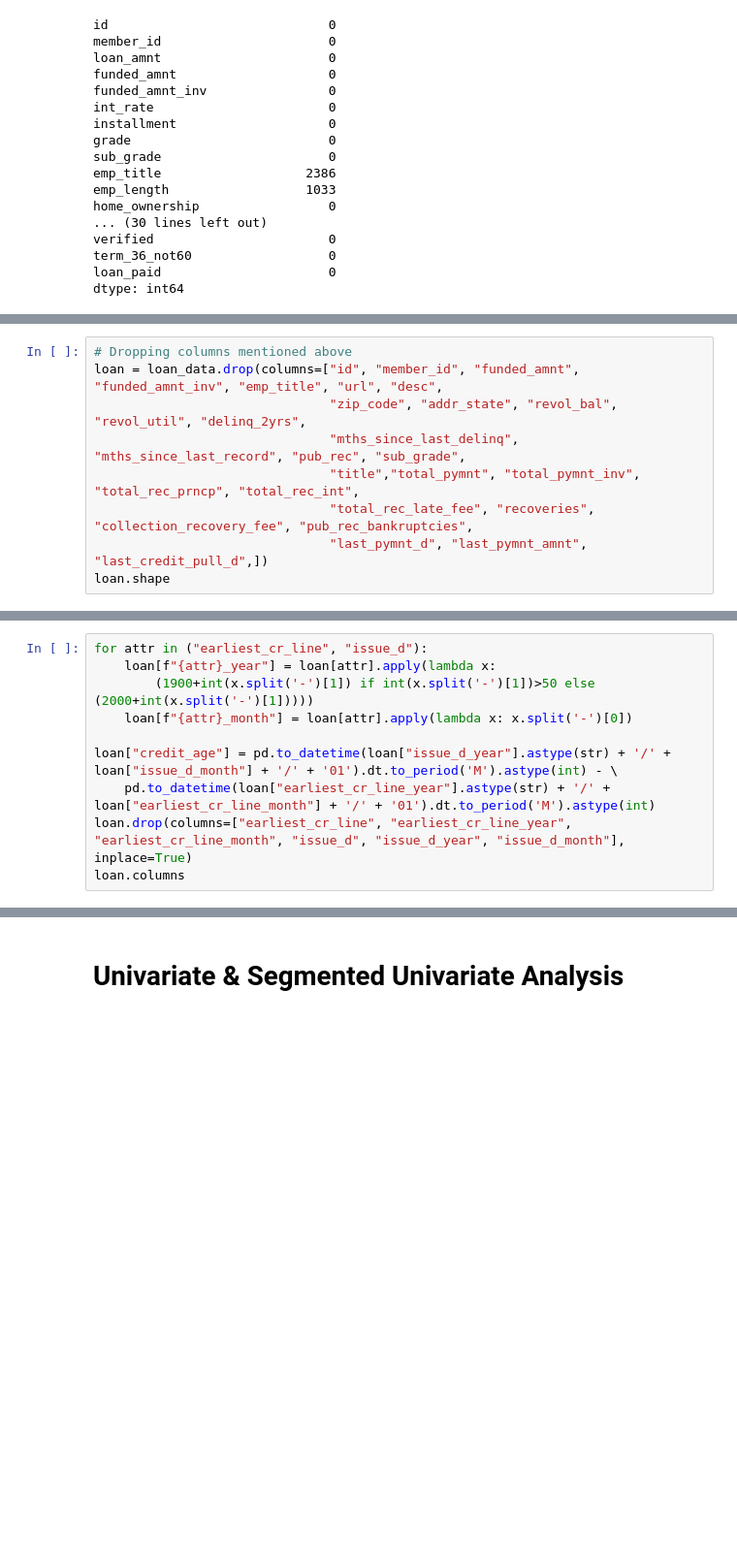
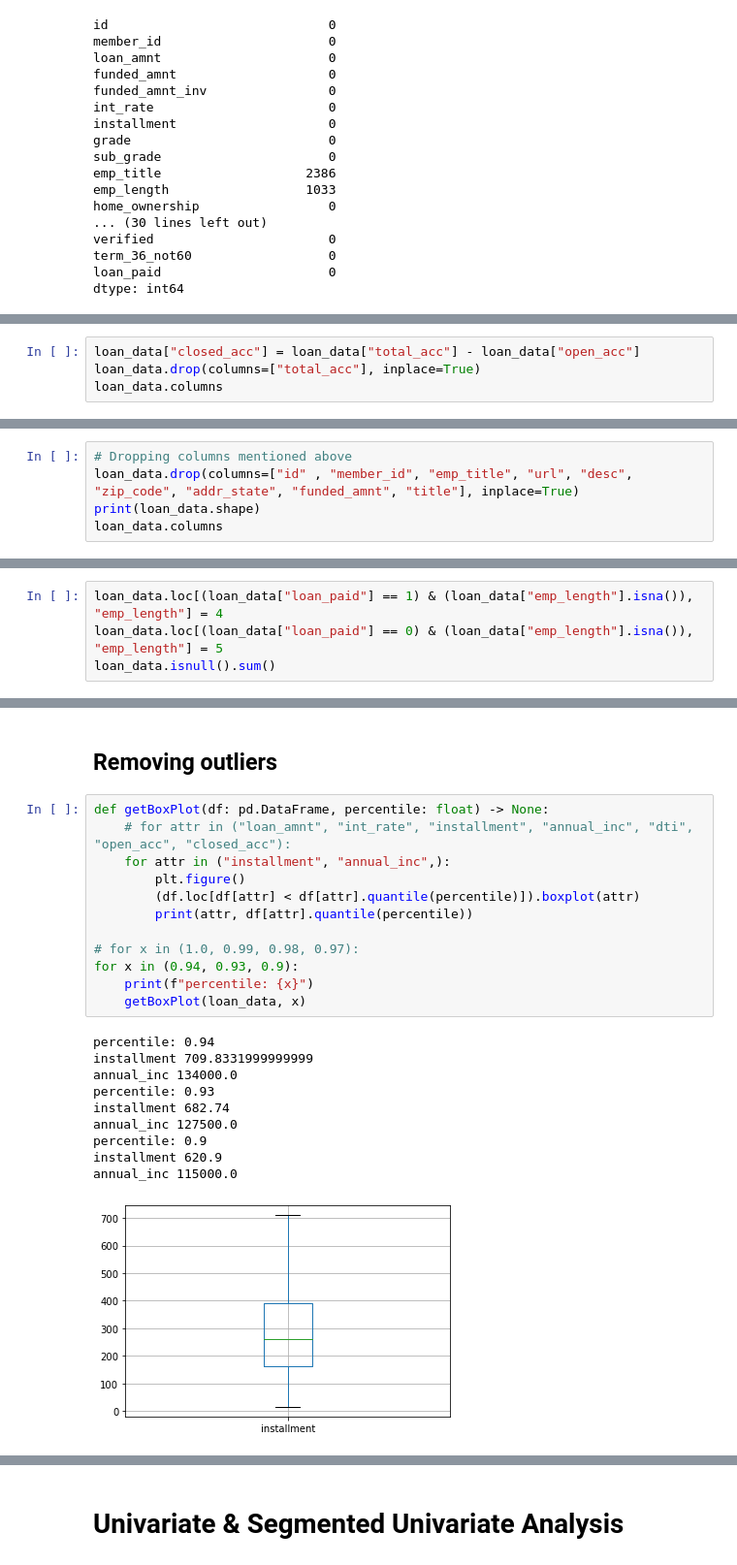
Before and after one commit to ajitjohn05/Lending_Club_Case_Study_Project_Ajit_Siddhant, a Jupyter notebook: Group_Facilitator_AjitJohn.ipynb, the cells around one changed output, grey strips where cells are left out. Shown: that part at 97% size. Cells and saved outputs as stored; diff of their text form; blank space fills up the shorter version.

```diff
--- a/Group_Facilitator_AjitJohn.ipynb
+++ b/Group_Facilitator_AjitJohn.ipynb
@@ -159,0 +170,4 @@ Name: pub_rec, dtype: int64
+# %%
+loan_data["closed_acc"] = loan_data["total_acc"] - loan_data["open_acc"]
+loan_data.drop(columns=["total_acc"], inplace=True)
+loan_data.columns
@@ -160,10 +209,6 @@ Name: pub_rec, dtype: int64
 # %%
 # Dropping columns mentioned above
-loan = loan_data.drop(columns=["id", "member_id", "funded_amnt", "funded_amnt_inv", "emp_title", "url", "desc",
-                               "zip_code", "addr_state", "revol_bal", "revol_util", "delinq_2yrs",
-                               "mths_since_last_delinq", "mths_since_last_record", "pub_rec", "sub_grade",
-                               "title","total_pymnt", "total_pymnt_inv", "total_rec_prncp", "total_rec_int",
-                               "total_rec_late_fee", "recoveries", "collection_recovery_fee", "pub_rec_bankruptcies",
-                               "last_pymnt_d", "last_pymnt_amnt", "last_credit_pull_d",])
-loan.shape
+loan_data.drop(columns=["id" , "member_id", "emp_title", "url", "desc", "zip_code", "addr_state", "funded_amnt", "title"], inplace=True)
+print(loan_data.shape)
+loan_data.columns
 # %% [output]
@@ -181,10 +224,0 @@ Index(['loan_amnt', 'int_rate', 'installment', 'grade', 'emp_length',
-# %%
-for attr in ("earliest_cr_line", "issue_d"):
-    loan[f"{attr}_year"] = loan[attr].apply(lambda x:
-        (1900+int(x.split('-')[1]) if int(x.split('-')[1])>50 else (2000+int(x.split('-')[1]))))
-    loan[f"{attr}_month"] = loan[attr].apply(lambda x: x.split('-')[0])
-
-loan["credit_age"] = pd.to_datetime(loan["issue_d_year"].astype(str) + '/' + loan["issue_d_month"] + '/' + '01').dt.to_period('M').astype(int) - \
-    pd.to_datetime(loan["earliest_cr_line_year"].astype(str) + '/' + loan["earliest_cr_line_month"] + '/' + '01').dt.to_period('M').astype(int)
-loan.drop(columns=["earliest_cr_line", "earliest_cr_line_year", "earliest_cr_line_month", "issue_d", "issue_d_year", "issue_d_month"], inplace=True)
-loan.columns
@@ -196,0 +267,4 @@ Index(['loan_amnt', 'int_rate', 'installment', 'grade', 'emp_length',
+# %%
+loan_data.loc[(loan_data["loan_paid"] == 1) & (loan_data["emp_length"].isna()), "emp_length"] = 4
+loan_data.loc[(loan_data["loan_paid"] == 0) & (loan_data["emp_length"].isna()), "emp_length"] = 5
+loan_data.isnull().sum()
@@ -196,0 +309,25 @@ Index(['loan_amnt', 'int_rate', 'installment', 'grade', 'emp_length',
+# %% [markdown]
+## Removing outliers
+# %%
+def getBoxPlot(df: pd.DataFrame, percentile: float) -> None:
+    # for attr in ("loan_amnt", "int_rate", "installment", "annual_inc", "dti", "open_acc", "closed_acc"):
+    for attr in ("installment", "annual_inc",):
+        plt.figure()
+        (df.loc[df[attr] < df[attr].quantile(percentile)]).boxplot(attr)
+        print(attr, df[attr].quantile(percentile))
+
+# for x in (1.0, 0.99, 0.98, 0.97):
+for x in (0.94, 0.93, 0.9):
+    print(f"percentile: {x}")
+    getBoxPlot(loan_data, x)
+# %% [output]
+percentile: 0.94
+installment 709.8331999999999
+annual_inc 134000.0
+percentile: 0.93
+installment 682.74
+annual_inc 127500.0
+percentile: 0.9
+installment 620.9
+annual_inc 115000.0
+[figure, added]
```
Also changed, not shown: parts of 78 cells of this notebook.
